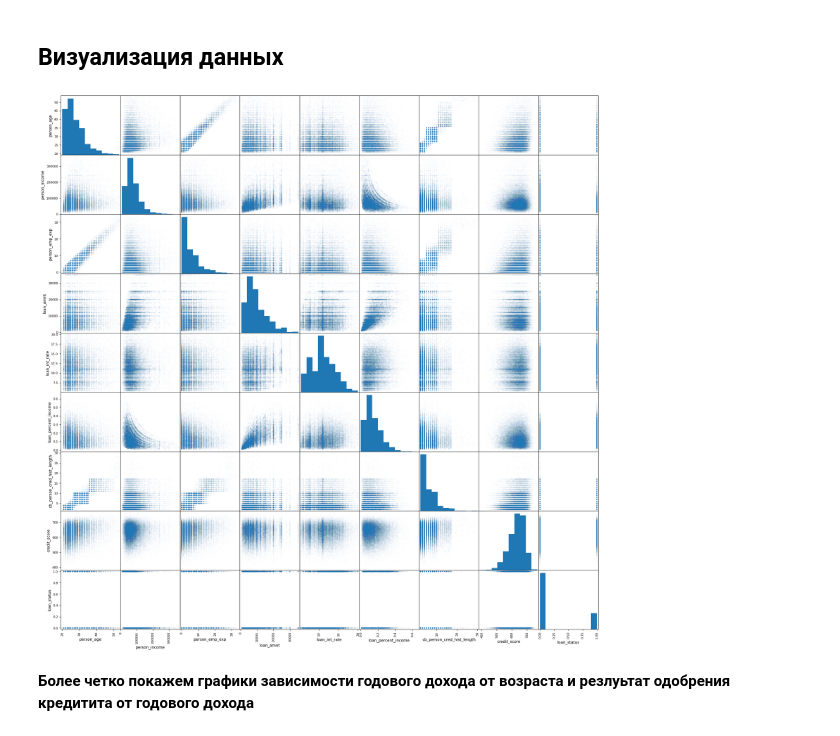
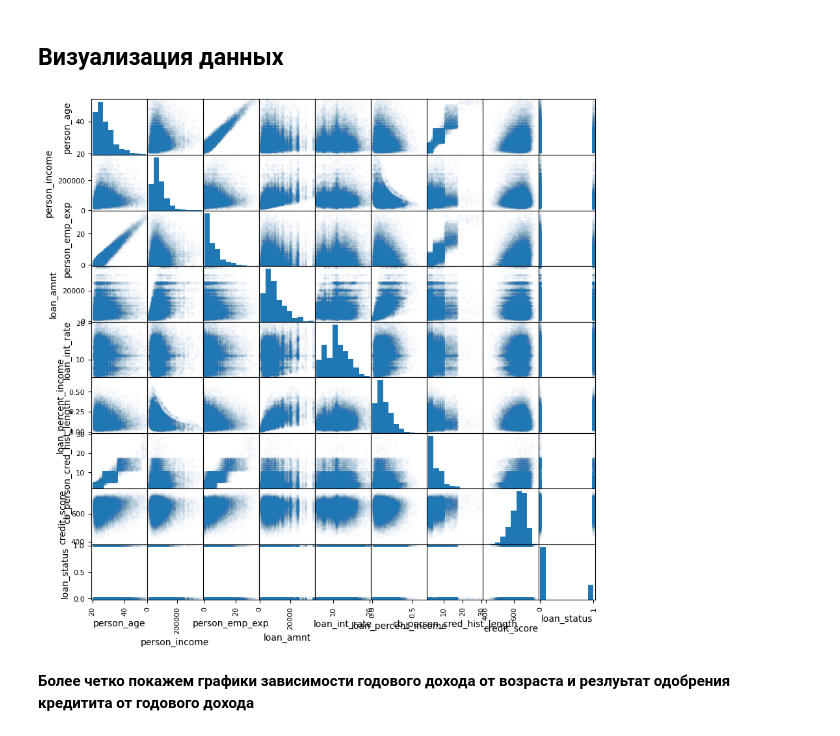
Before and after one commit to un1i/machine-learning-2024, a Jupyter notebook: classification_loan_approvals.ipynb, the cells around one changed output. Saved outputs shown, nothing was run; the diff lists cells and outputs as text; code cells hidden in the pictures.

```diff
--- a/classification_loan_approvals.ipynb
+++ b/classification_loan_approvals.ipynb
@@ -177,10 +162,10 @@ data.describe()
 # %% [markdown]
 ## Визуализация данных
 # %%
-pd.plotting.scatter_matrix(data, alpha = .01, figsize = (25, 25))
+pd.plotting.scatter_matrix(data, alpha = .01, figsize = (10, 10))
 pass
 # %% [output]
-[figure, old version]
+[figure, new version]
 # %% [markdown]
 **Более четко покажем графики зависимости годового дохода от возраста и резлуьтат одобрения кредитита от годового дохода**
 # %%
```
Also changed, not shown: parts of 34 cells of this notebook.
